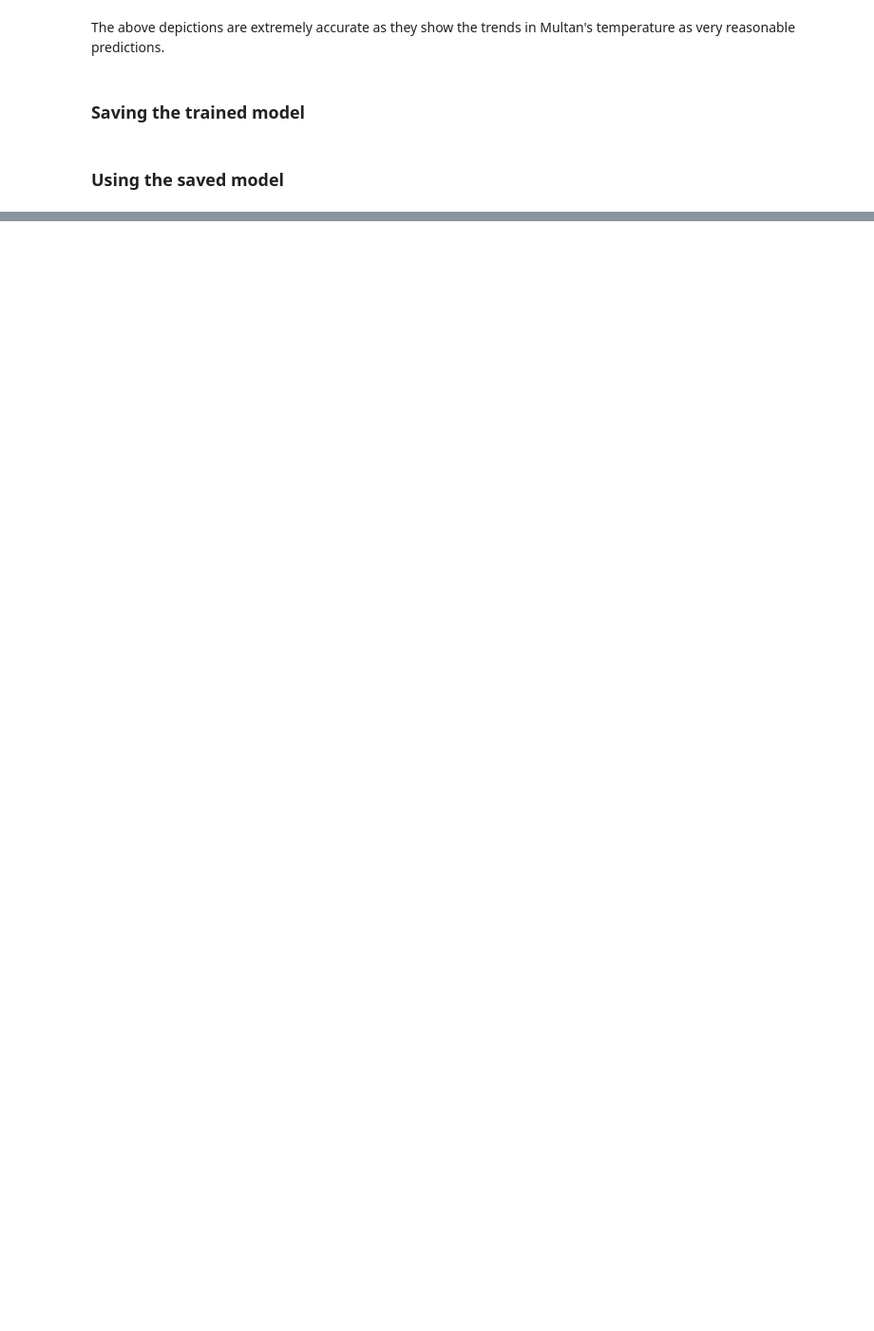
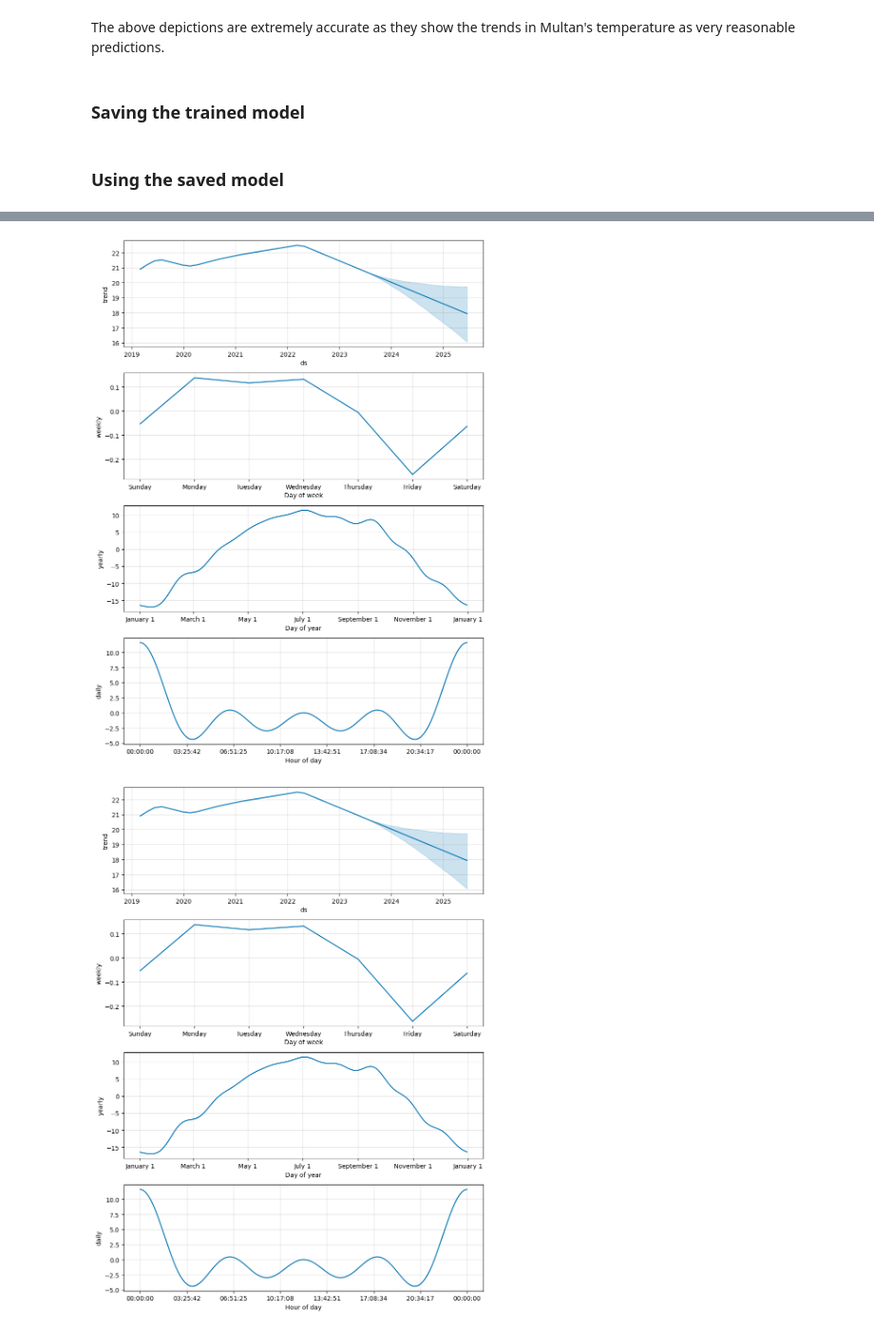
Before and after one commit to noor-malaika/Time-series-analysis, a Jupyter notebook: weather_prediction/main.ipynb, the cells around one changed output, grey strips where cells are left out. Shown at 95% size. Saved outputs shown, nothing was run; the diff lists cells and outputs as text; code cells hidden in the pictures; blank space fills up the shorter version.

```diff
--- a/weather_prediction/main.ipynb
+++ b/weather_prediction/main.ipynb
@@ -263,0 +315,5 @@ plt.show()
+# %%
+loaded_model.plot_components(forecast)
+# %% [output]
+[figure, added]
+[figure, added]
```
Also changed, not shown: parts of 10 cells of this notebook, 4 other files.
